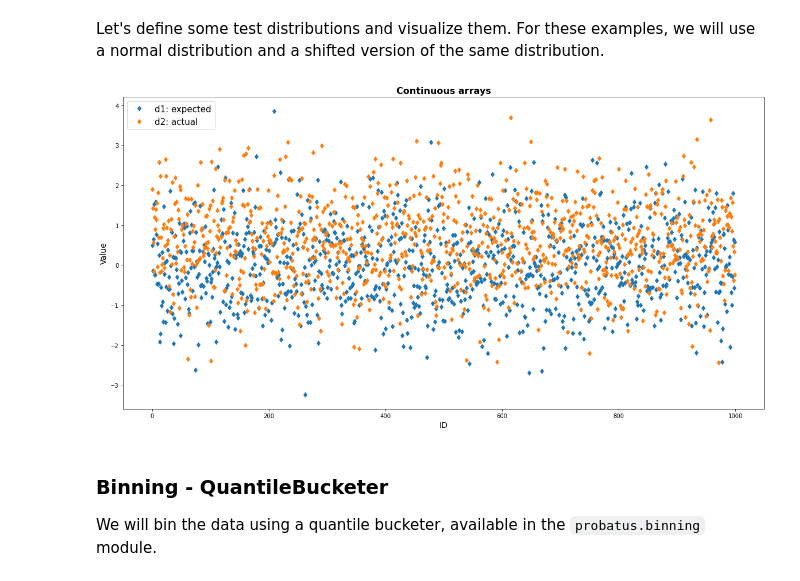
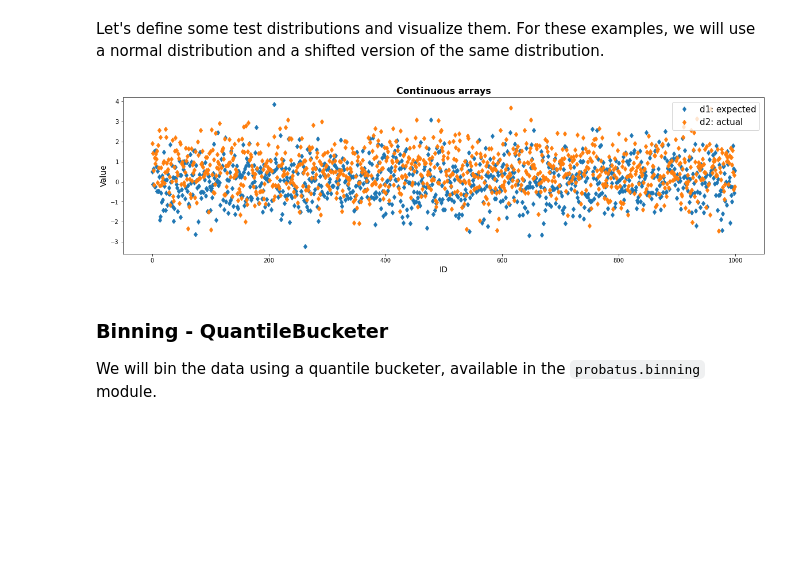
Before and after one commit to ing-bank/probatus, a Jupyter notebook: docs/source/nb_distribution_statistics.ipynb, the cells around one changed output. Drawn from its saved outputs; the diff is of its cells as text; code cells hidden in the pictures; blank space fills up the shorter version.

Commit message:
Reduce size figures in notebooks

```diff
--- a/docs/source/nb_distribution_statistics.ipynb
+++ b/docs/source/nb_distribution_statistics.ipynb
@@ -26,16 +26,16 @@ np.random.seed(42)
 d1 = np.random.normal(size=counts)
 d2 = np.random.normal(loc=0.5, size=counts)
 # %%
-plt.figure(figsize=(20,10))
+plt.figure(figsize=(20,5))
 plt.plot(d1, 'd', label='d1: expected')
 plt.plot(d2, 'd', label='d2: actual')
 plt.xlabel("ID", fontsize=14)
 plt.ylabel("Value", fontsize=14)
 plt.legend(fontsize = 15)
 plt.title('Continuous arrays', fontsize=16, fontweight='bold')
 plt.show()
 # %% [output]
-[figure, old version]
+[figure, new version]
 # %% [markdown]
 ### Binning - QuantileBucketer
 
```
Also changed, not shown: parts of 1 cell of this notebook.
